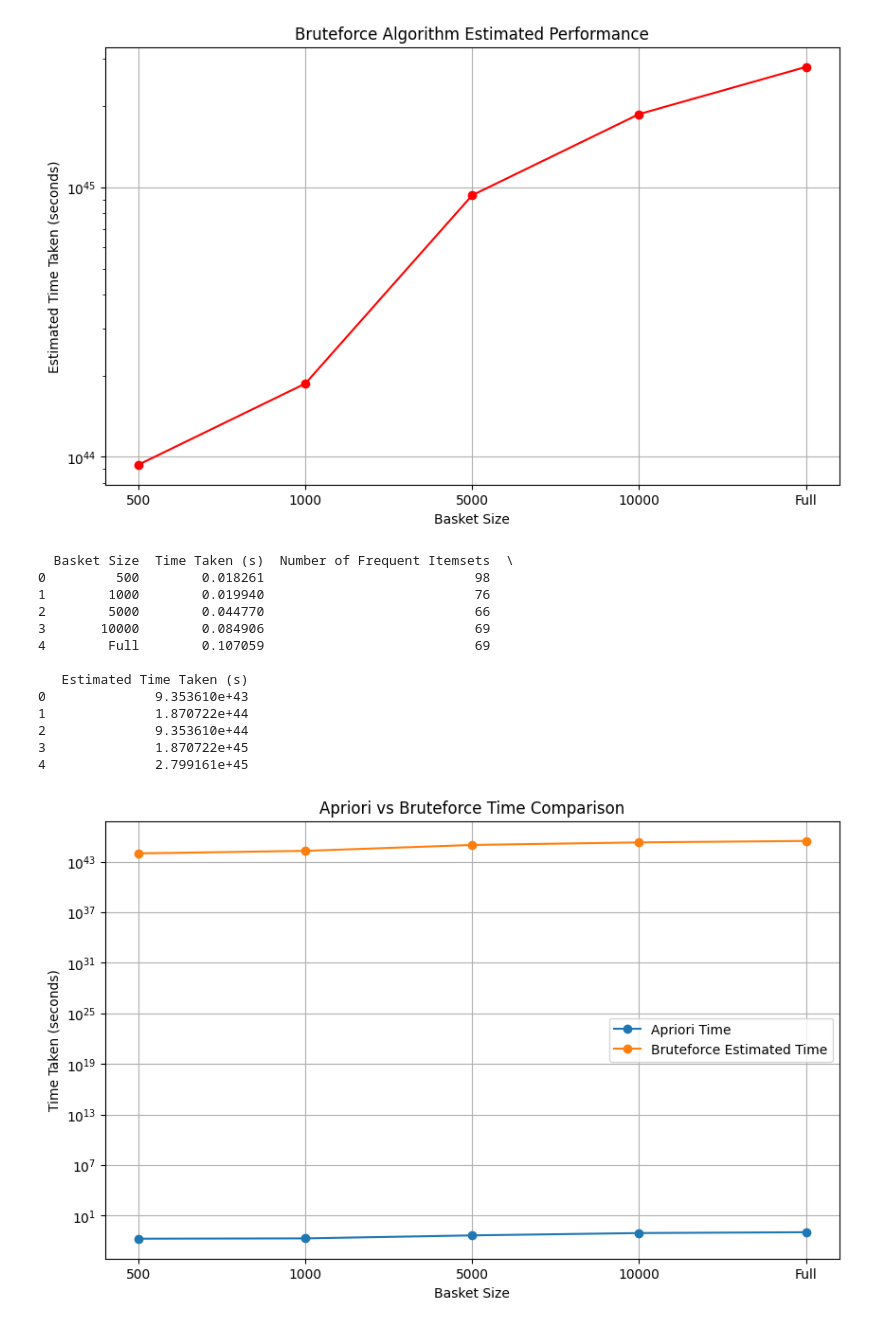
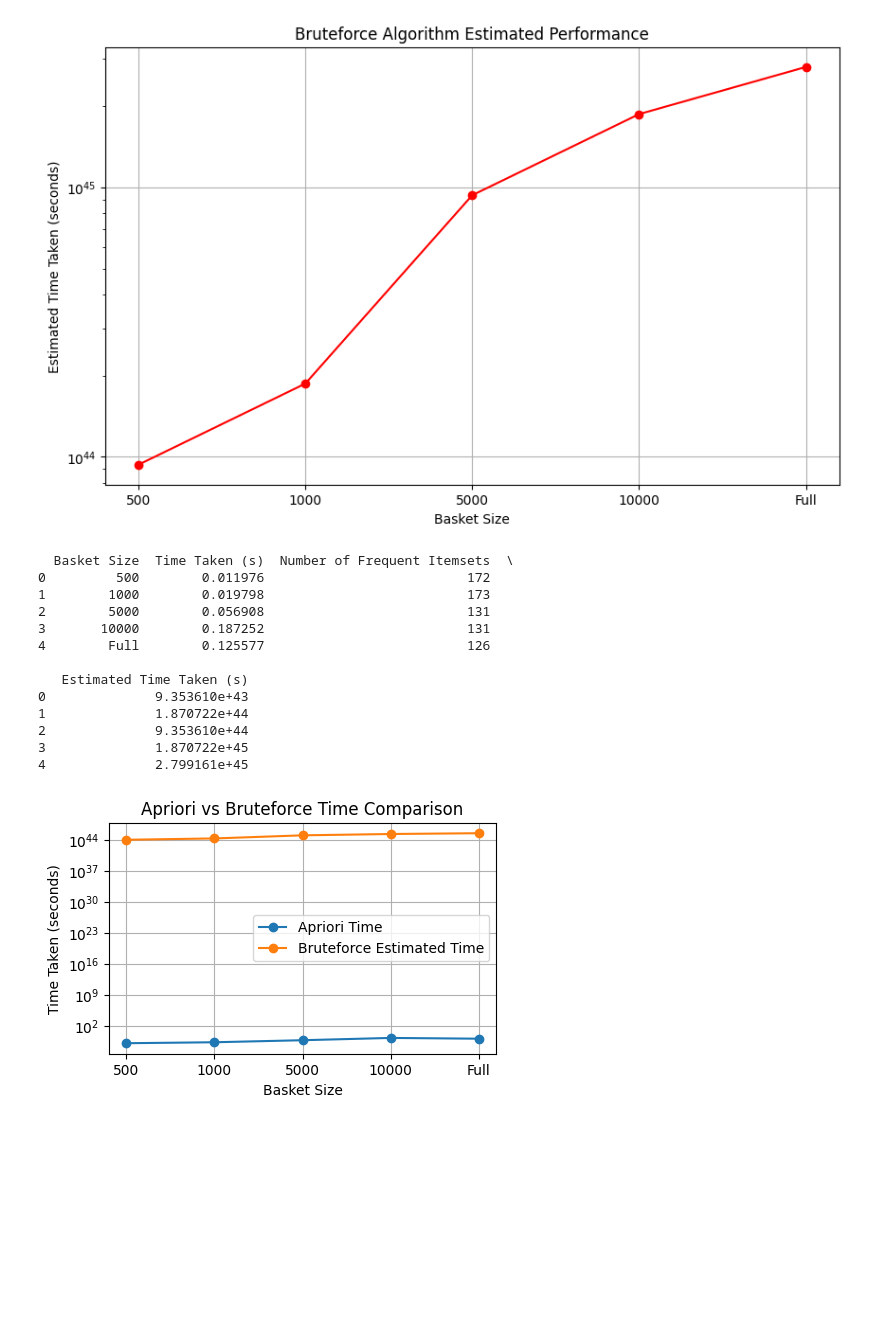
Before and after one commit to lilai3552/Association_Mining, a Jupyter notebook: main.ipynb, the cells around one changed output. Drawn from its saved outputs; the diff is of its cells as text; code cells hidden in the pictures; blank space fills up the shorter version.

```diff
--- a/main.ipynb
+++ b/main.ipynb
@@ -87,7 +87,7 @@ results = []
 #Running Apriori algorithm on different basket sizes
 for i in range(len(baskets)):
     start_time = time.time()
-    frequent_itemsets = apriori(baskets[i], min_support=0.01, use_colnames=True)
+    frequent_itemsets = apriori(baskets[i], min_support=0.005, use_colnames=True)
     end_time = time.time()
     duration = end_time - start_time
     results.append((basket_sizes[i], duration, len(frequent_itemsets)))
@@ -162,30 +190,30 @@ plt.show()
 # %%
 #comparing both results
 comparison_df = results_df.merge(bruteforce_df, on='Basket Size')
 print(comparison_df)
 #graphing comparison
-plt.figure(figsize=(10, 6))
+plt.figure(figsize=(5, 3))
 plt.plot(comparison_df['Basket Size'], comparison_df['Time Taken (s)'], marker='o', label='Apriori Time')
 plt.plot(comparison_df['Basket Size'], comparison_df['Estimated Time Taken (s)'], marker='o', label='Bruteforce Estimated Time')
 plt.title('Apriori vs Bruteforce Time Comparison')
 plt.xlabel('Basket Size')
 plt.ylabel('Time Taken (seconds)')
 plt.yscale('log')
 plt.legend()
 plt.grid()
 plt.show()
 # %% [output]
   Basket Size  Time Taken (s)  Number of Frequent Itemsets  \
-0         500        0.018261                           98
-1        1000        0.019940                           76
-2        5000        0.044770                           66
-3       10000        0.084906                           69
-4        Full        0.107059                           69
+0         500        0.011976                          172
+1        1000        0.019798                          173
+2        5000        0.056908                          131
+3       10000        0.187252                          131
+4        Full        0.125577                          126
 
    Estimated Time Taken (s)
 0              9.353610e+43
 1              1.870722e+44
 2              9.353610e+44
 3              1.870722e+45
 4              2.799161e+45
-[figure, old version]
+[figure, new version]
```
Also changed, not shown: parts of 3 cells of this notebook.
